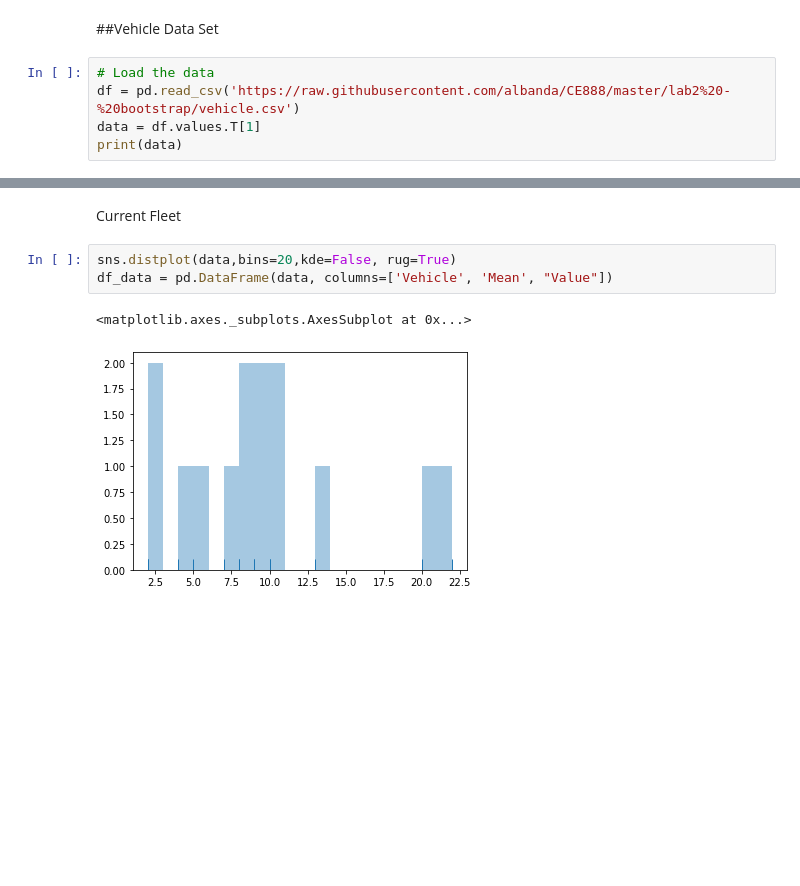
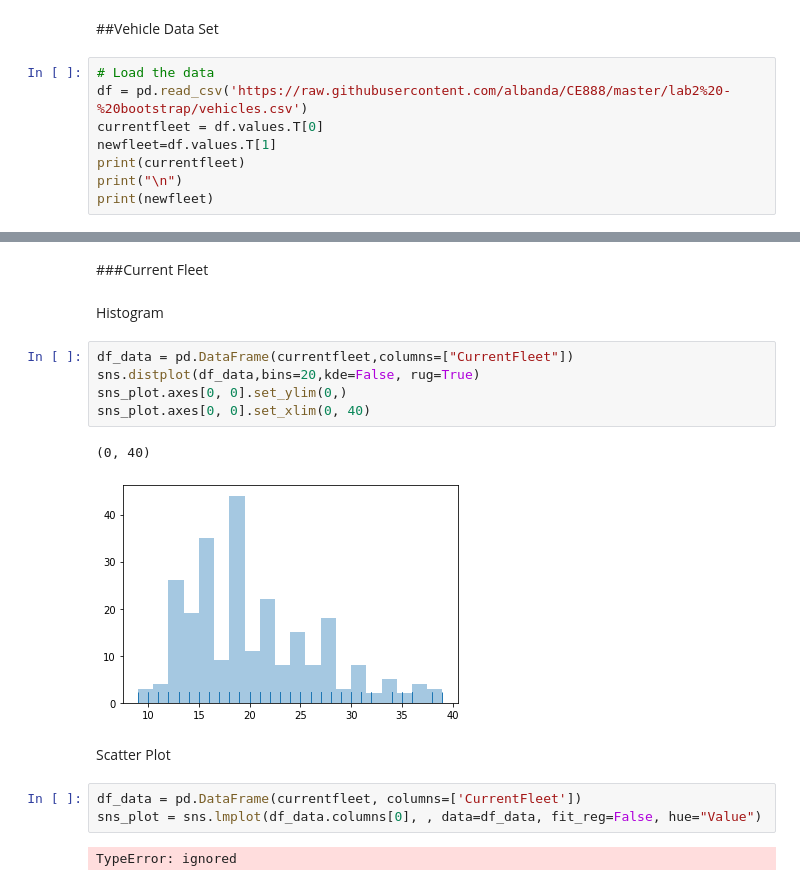
Before and after one commit to thiviyan98/ThiviyanNanthakumarCE888, a Jupyter notebook: Lab2.ipynb, the cells around one changed output, grey strips where cells are left out. Cells and saved outputs as stored; diff of their text form; blank space fills up the shorter version.

Commit message:
created the histogram and trying to complete the scatter graphs

```diff
--- a/Lab2.ipynb
+++ b/Lab2.ipynb
@@ -93,7 +93,10 @@ sns_plot.savefig("bootstrap_confidence_80.pdf", bbox_inches='tight')
 ##Vehicle Data Set
 # %%
 # Load the data
-df = pd.read_csv('https://raw.githubusercontent.com/albanda/CE888/master/lab2%20-%20bootstrap/vehicle.csv')
-data = df.values.T[1]
-print(data)
+df = pd.read_csv('https://raw.githubusercontent.com/albanda/CE888/master/lab2%20-%20bootstrap/vehicles.csv')
+currentfleet = df.values.T[0]
+newfleet=df.values.T[1]
+print(currentfleet)
+print("\n")
+print(newfleet)
 # %% [output]
@@ -101,8 +120,19 @@ ParserError: ignored
-# %% [markdown]
-Current Fleet
-# %%
-sns.distplot(data,bins=20,kde=False, rug=True)
-df_data = pd.DataFrame(data, columns=['Vehicle', 'Mean', "Value"])
-# %% [output]
-<matplotlib.axes._subplots.AxesSubplot at 0x...>
-[figure, removed]
+# %% [markdown]
+###Current Fleet
+# %% [markdown]
+Histogram
+# %%
+df_data = pd.DataFrame(currentfleet,columns=["CurrentFleet"])
+sns.distplot(df_data,bins=20,kde=False, rug=True)
+sns_plot.axes[0, 0].set_ylim(0,)
+sns_plot.axes[0, 0].set_xlim(0, 40)
+# %% [output]
+(0, 40)
+[figure, added]
+# %% [markdown]
+Scatter Plot
+# %%
+df_data = pd.DataFrame(currentfleet, columns=['CurrentFleet'])
+sns_plot = sns.lmplot(df_data.columns[0], , data=df_data, fit_reg=False, hue="Value")
+# %% [output]
+TypeError: ignored
```
Also changed, not shown: parts of 2 cells of this notebook.
